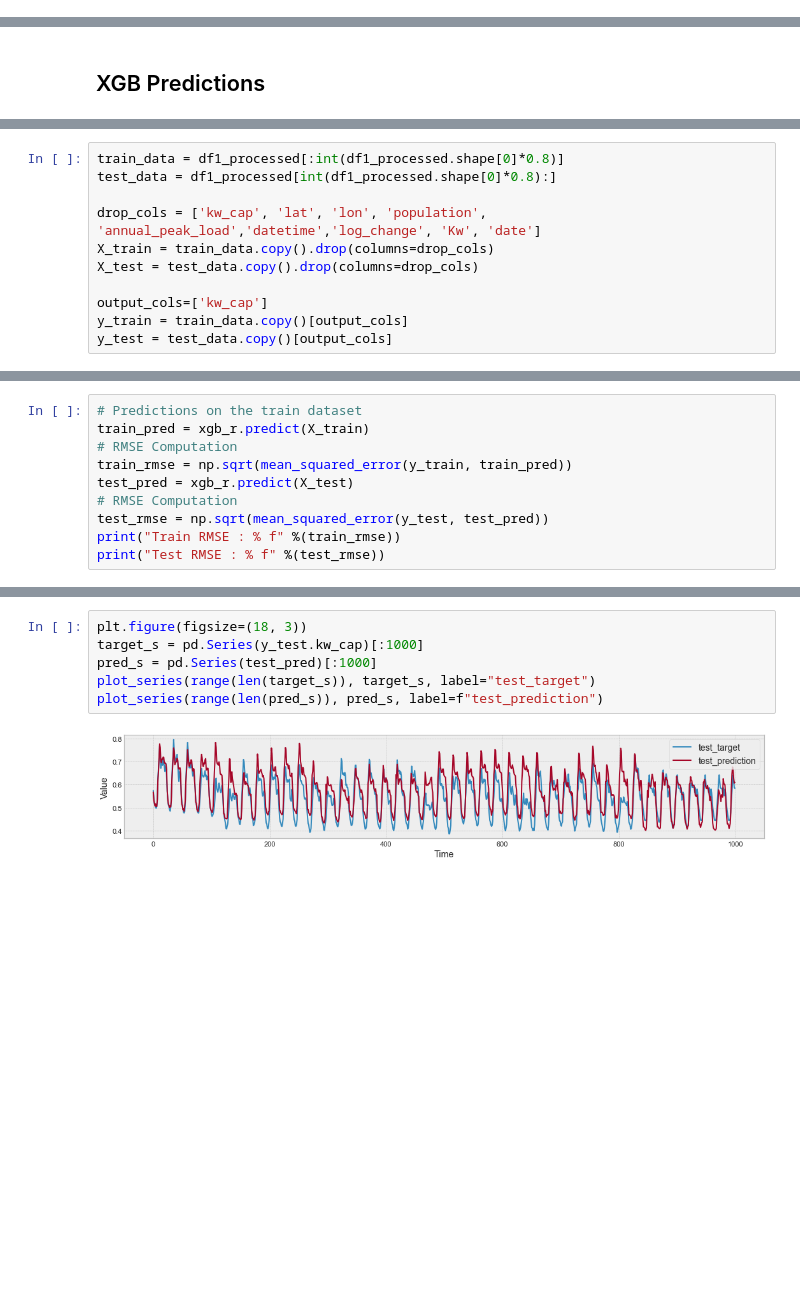
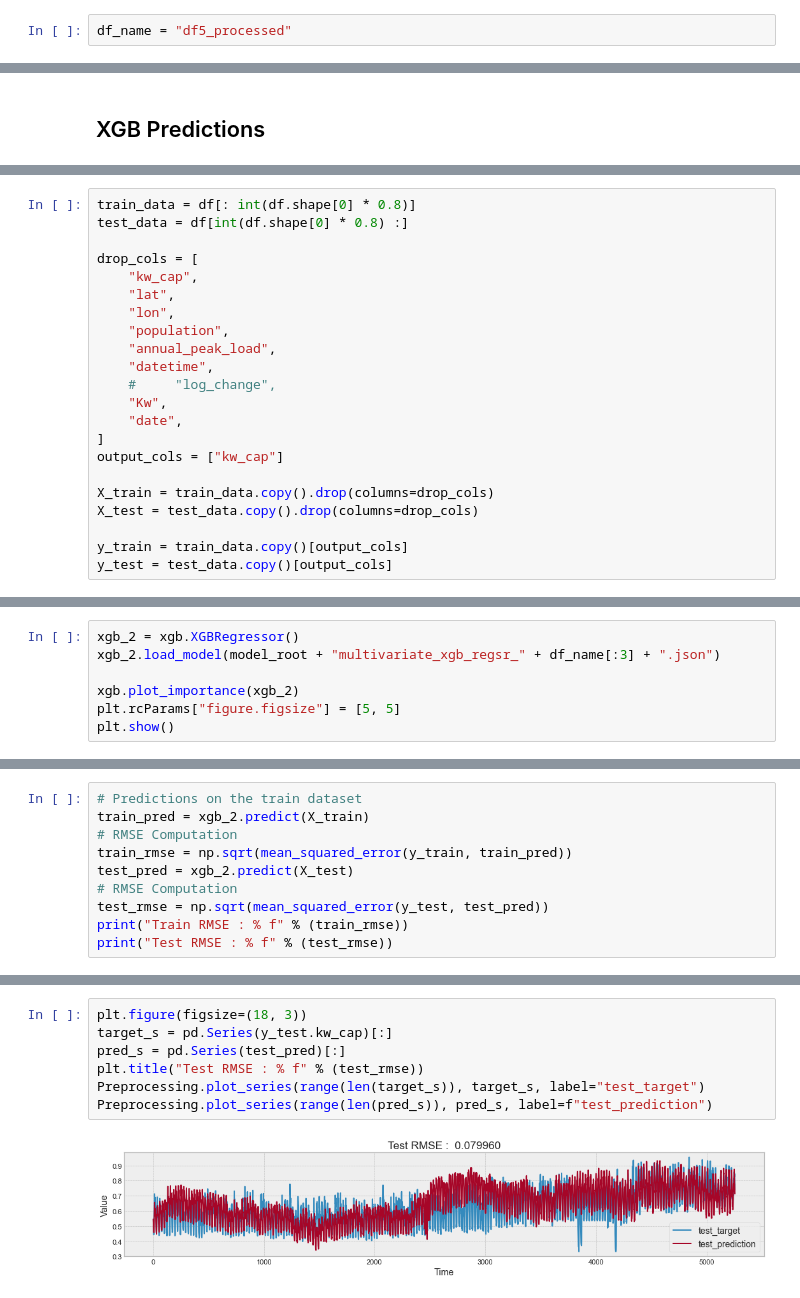
Before and after one commit to A-R-Yazdi/Remote-communities-, a Jupyter notebook: notebooks/Multivariate_with_exogenous_data_LingJun.ipynb, the cells around one changed output, grey strips where cells are left out. Drawn from its saved outputs; the diff is of its cells as text; blank space fills up the shorter version.

```diff
--- a/notebooks/Multivariate_with_exogenous_data_LingJun.ipynb
+++ b/notebooks/Multivariate_with_exogenous_data_LingJun.ipynb
@@ -96,0 +85,2 @@ Index(['year', 'month', 'day', 'hour', 'Kw', 'lat', 'lon', 'population',
+# %%
+df_name = "df5_processed"
@@ -256,13 +209,24 @@ Index(['year', 'month', 'day', 'hour', 'Kw', 'lat', 'lon', 'population',
 [interactive output not drawn]
 # %%
-train_data = df1_processed[:int(df1_processed.shape[0]*0.8)]
-test_data = df1_processed[int(df1_processed.shape[0]*0.8):]
+train_data = df[: int(df.shape[0] * 0.8)]
+test_data = df[int(df.shape[0] * 0.8) :]
 
-drop_cols = ['kw_cap', 'lat', 'lon', 'population', 'annual_peak_load','datetime','log_change', 'Kw', 'date']
+drop_cols = [
+    "kw_cap",
+    "lat",
+    "lon",
+    "population",
+    "annual_peak_load",
+    "datetime",
+    #     "log_change",
+    "Kw",
+    "date",
+]
+output_cols = ["kw_cap"]
+
 X_train = train_data.copy().drop(columns=drop_cols)
 X_test = test_data.copy().drop(columns=drop_cols)
 
-output_cols=['kw_cap']
 y_train = train_data.copy()[output_cols]
 y_test = test_data.copy()[output_cols]
 # %% [output]
@@ -288 +249,8 @@ XGBRegressor(base_score=0.5, booster='gbtree', callbacks=None,
 [interactive output not drawn]
+# %%
+xgb_2 = xgb.XGBRegressor()
+xgb_2.load_model(model_root + "multivariate_xgb_regsr_" + df_name[:3] + ".json")
+
+xgb.plot_importance(xgb_2)
+plt.rcParams["figure.figsize"] = [5, 5]
+plt.show()
@@ -289,11 +260,11 @@ XGBRegressor(base_score=0.5, booster='gbtree', callbacks=None,
 # %%
 # Predictions on the train dataset
-train_pred = xgb_r.predict(X_train)
+train_pred = xgb_2.predict(X_train)
 # RMSE Computation
 train_rmse = np.sqrt(mean_squared_error(y_train, train_pred))
-test_pred = xgb_r.predict(X_test)
+test_pred = xgb_2.predict(X_test)
 # RMSE Computation
 test_rmse = np.sqrt(mean_squared_error(y_test, test_pred))
-print("Train RMSE : % f" %(train_rmse))
-print("Test RMSE : % f" %(test_rmse))
+print("Train RMSE : % f" % (train_rmse))
+print("Test RMSE : % f" % (test_rmse))
 # %% [output]
@@ -310,8 +284,9 @@ plot_series(range(len(pred_s)), pred_s, label=f"train_prediction")
 # %%
 plt.figure(figsize=(18, 3))
-target_s = pd.Series(y_test.kw_cap)[:1000]
-pred_s = pd.Series(test_pred)[:1000]
-plot_series(range(len(target_s)), target_s, label="test_target")
-plot_series(range(len(pred_s)), pred_s, label=f"test_prediction")
+target_s = pd.Series(y_test.kw_cap)[:]
+pred_s = pd.Series(test_pred)[:]
+plt.title("Test RMSE : % f" % (test_rmse))
+Preprocessing.plot_series(range(len(target_s)), target_s, label="test_target")
+Preprocessing.plot_series(range(len(pred_s)), pred_s, label=f"test_prediction")
 # %% [output]
-[figure, old version]
+[figure, new version]
```
Also changed, not shown: parts of 30 cells of this notebook, 4 other files.
